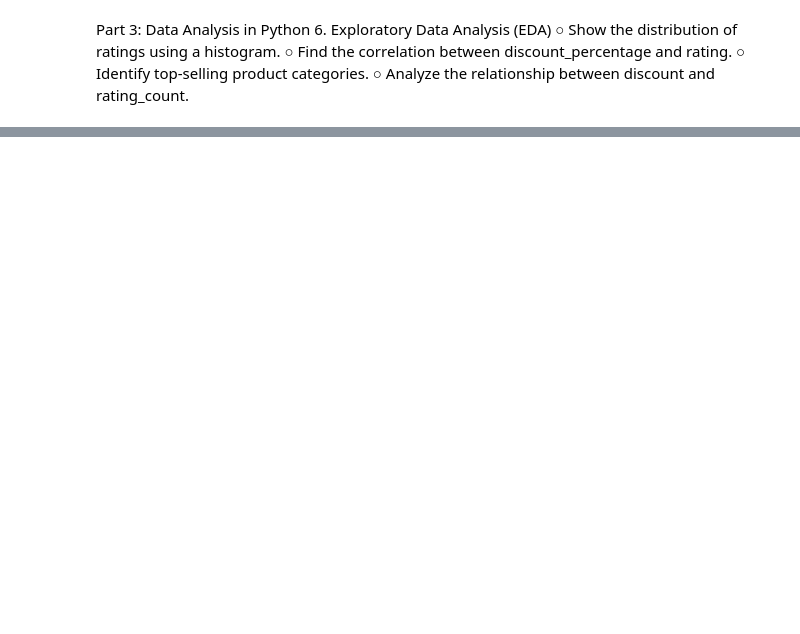
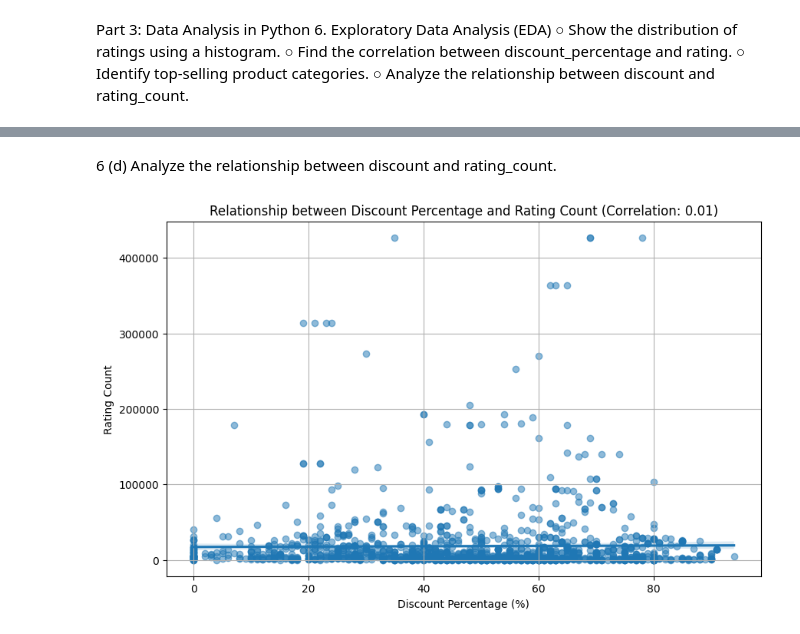
Before and after one commit to WanjiruRoss/Amazon-Data-Set, a Jupyter notebook: Amazon data set.ipynb, the cells around one changed output, grey strips where cells are left out. Saved outputs shown, nothing was run; the diff lists cells and outputs as text; code cells hidden in the pictures; blank space fills up the shorter version.

```diff
--- a/Amazon data set.ipynb
+++ b/Amazon data set.ipynb
@@ -712,0 +860,24 @@ rating                         -0.155375  1.000000
+# %% [markdown]
+6 (d) Analyze the relationship between discount and rating_count.
+# %%
+import pandas as pd
+import seaborn as sns
+import matplotlib.pyplot as plt
+
+df_cleaned['discount_percentage'] = pd.to_numeric(df_cleaned['discount_percentage'], errors='coerce')
+df_cleaned['rating_count'] = pd.to_numeric(df_cleaned['rating_count'].astype(str).str.replace(',', ''), errors='coerce')
+
+df_cleaned = df_cleaned.dropna(subset=['discount_percentage', 'rating_count'])
+
+# Create scatter plot
+plt.figure(figsize=(10, 6))
+sns.regplot(x='discount_percentage', y='rating_count', data=df_cleaned, scatter_kws={'alpha': 0.5})
+
+correlation = df_cleaned[['discount_percentage', 'rating_count']].corr().iloc[0, 1]
+plt.title(f'Relationship between Discount Percentage and Rating Count (Correlation: {correlation:.2f})')
+plt.xlabel('Discount Percentage (%)')
+plt.ylabel('Rating Count')
+plt.grid(True)
+plt.show()
+# %% [output]
+[figure, added]
```
Also changed, not shown: parts of 30 cells of this notebook, 1 other file.
